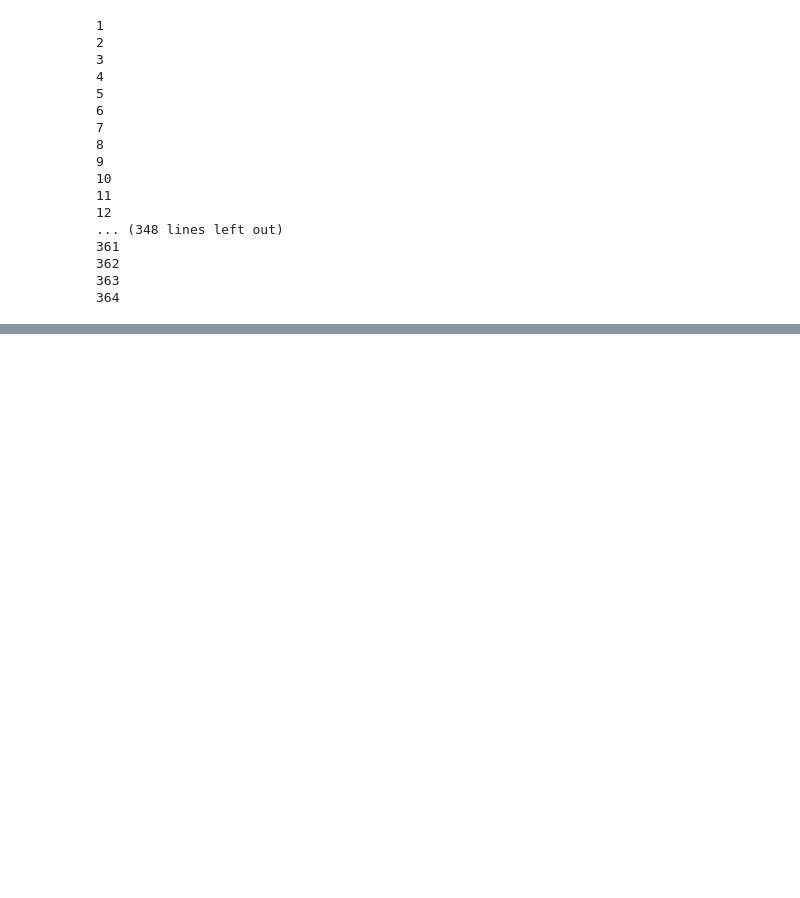
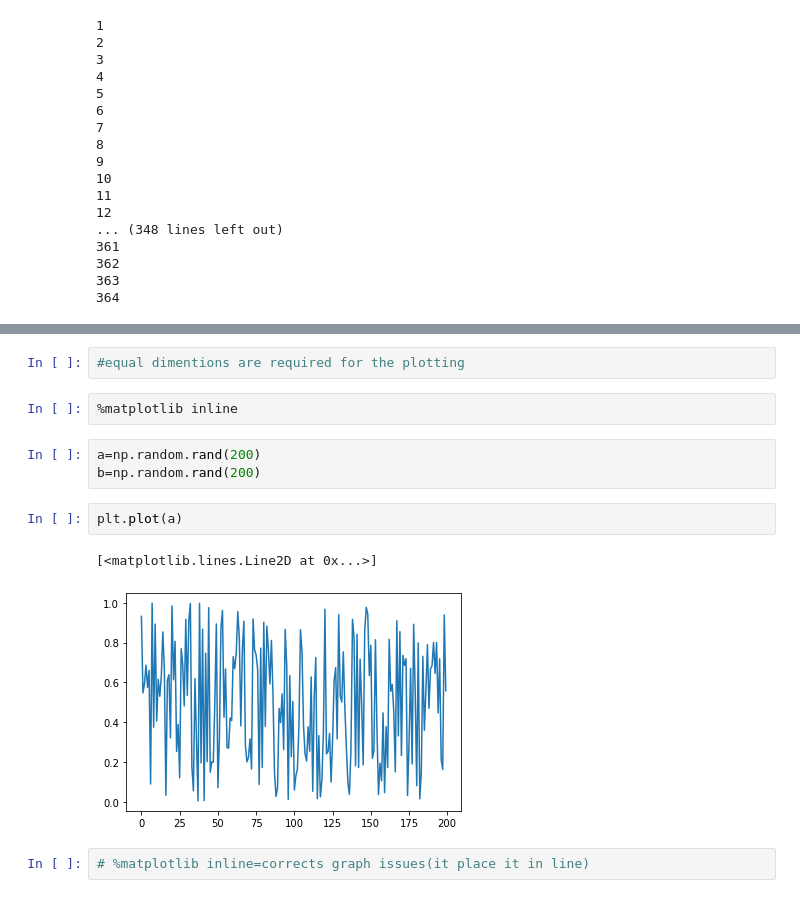
Before and after one commit to lordbright1/JNR_LAB, a Jupyter notebook: day2_python.ipynb, the cells around one changed output, grey strips where cells are left out. Saved outputs shown, nothing was run; the diff lists cells and outputs as text; blank space fills up the shorter version.

```diff
--- a/day2_python.ipynb
+++ b/day2_python.ipynb
@@ -511,0 +765,14 @@ Bright i have found you
+# %%
+#equal dimentions are required for the plotting
+# %%
+%matplotlib inline
+# %%
+a=np.random.rand(200)
+b=np.random.rand(200)
+# %%
+plt.plot(a)
+# %% [output]
+[<matplotlib.lines.Line2D at 0x...>]
+[figure, added]
+# %%
+# %matplotlib inline=corrects graph issues(it place it in line)
```
Also changed, not shown: parts of 65 cells of this notebook.
